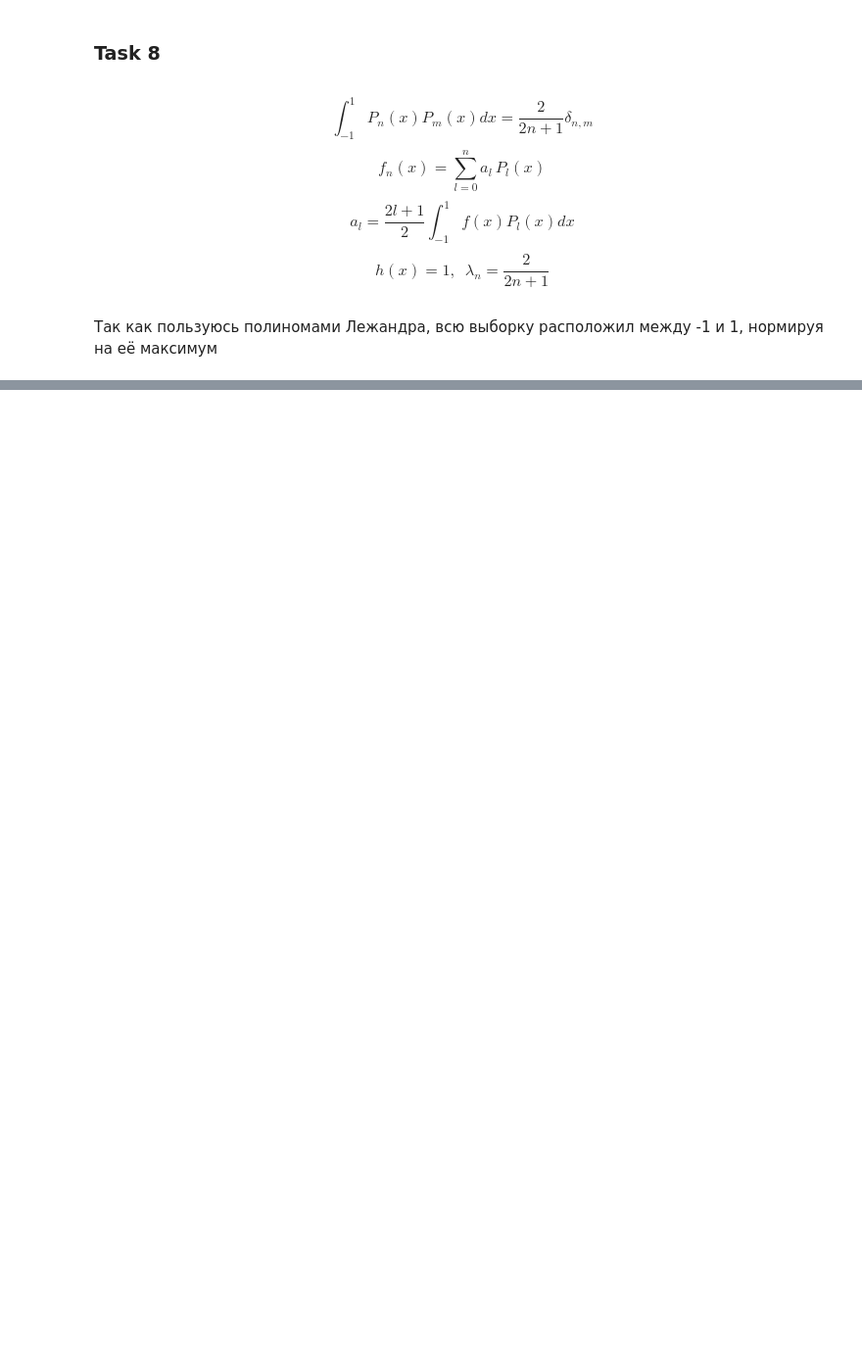
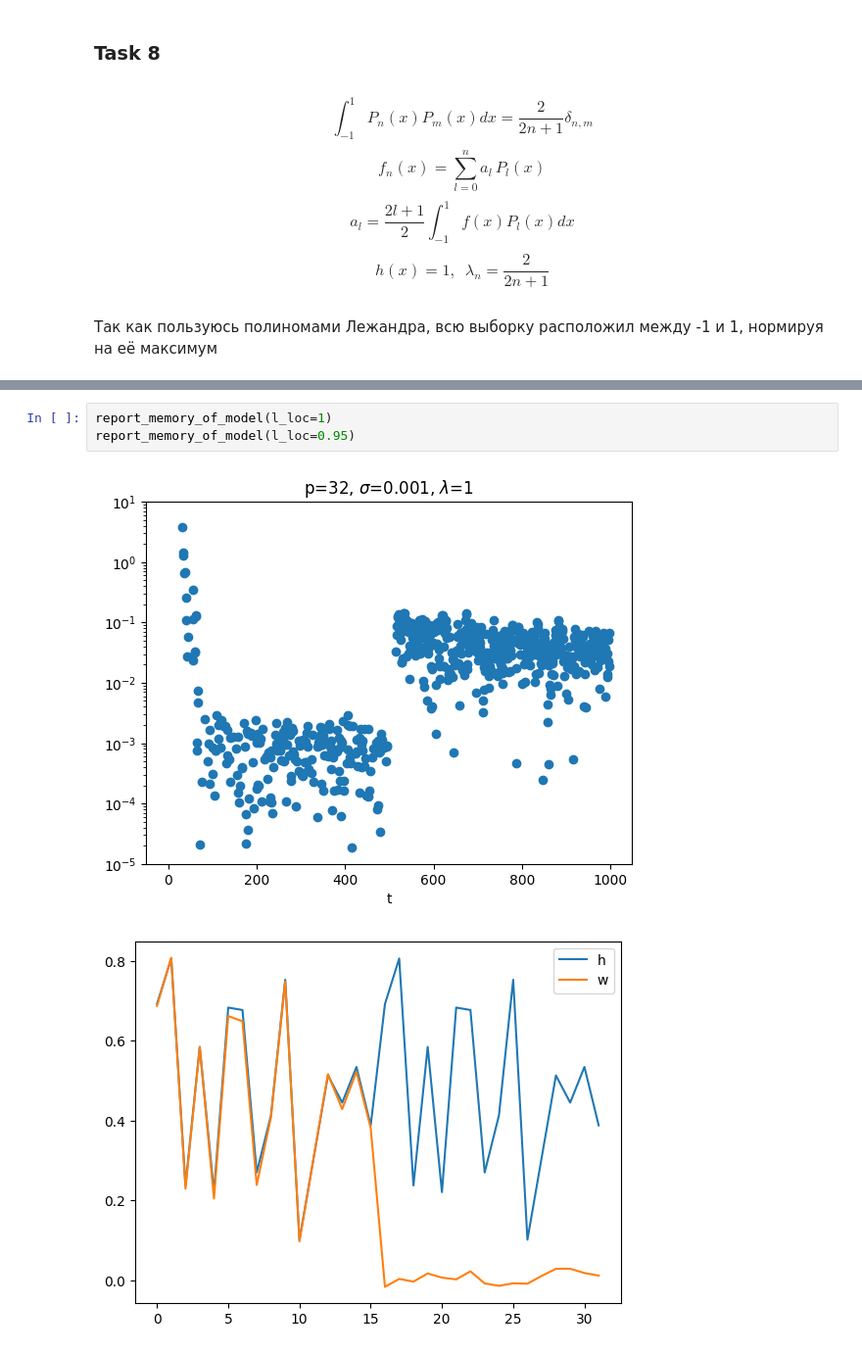
Before and after one commit to spacexerq/numerical_methods_2, a Jupyter notebook: inverse_tasks/release/report.ipynb, the cells around one changed output, grey strips where cells are left out. Shown at 98% size. Drawn from its saved outputs; the diff is of its cells as text; blank space fills up the shorter version.

```diff
--- a/inverse_tasks/release/report.ipynb
+++ b/inverse_tasks/release/report.ipynb
@@ -109,0 +65,6 @@ report_slice_data_with_reg_dens()
+# %%
+report_memory_of_model(l_loc=1)
+report_memory_of_model(l_loc=0.95)
+# %% [output]
+[figure, added]
+[figure, added]
```
Also changed, not shown: parts of 20 cells of this notebook.
